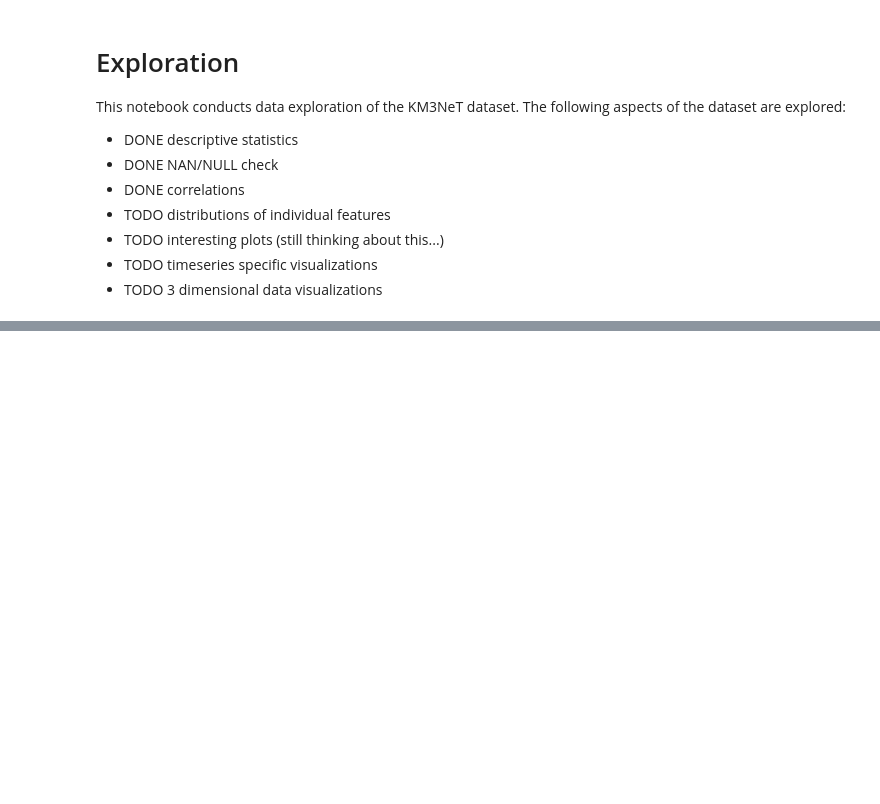
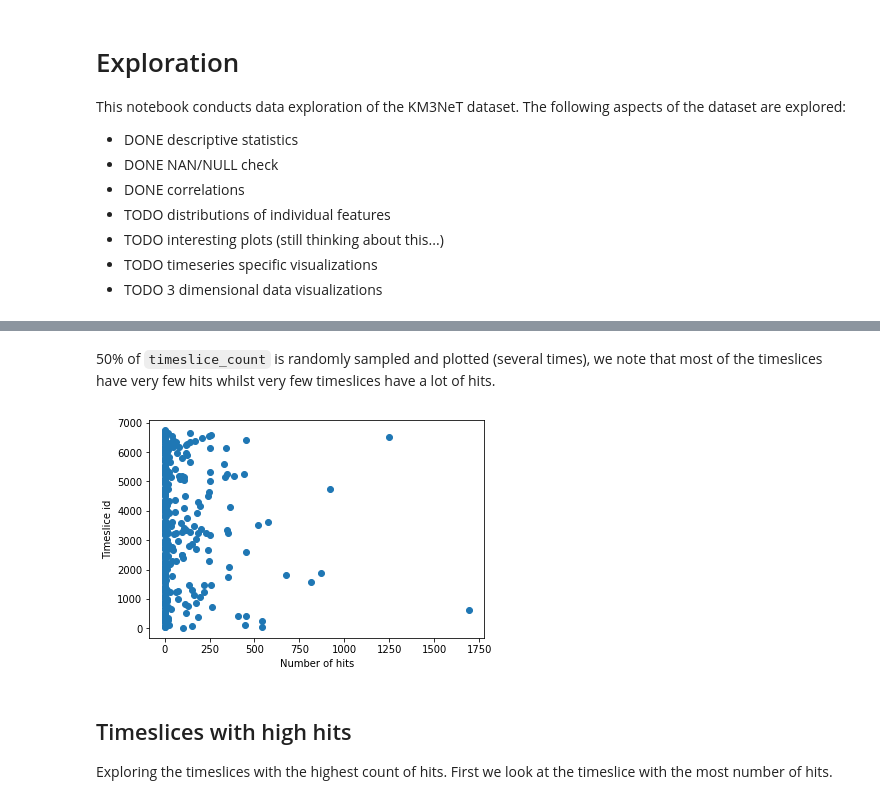
Before and after one commit to arumoy-shome/km3net, a Jupyter notebook: notebooks/exploration.ipynb, the cells around one changed output, grey strips where cells are left out. Cells and saved outputs as stored; diff of their text form; code cells hidden in the pictures; blank space fills up the shorter version.

```diff
--- a/notebooks/exploration.ipynb
+++ b/notebooks/exploration.ipynb
@@ -103,0 +92,3 @@ data[['pos_x', 'pos_y', 'pos_z']].plot()
+# %%
+timeslice_count = data.groupby('timeslice', as_index=False).count()
+timeslice_count
@@ -103,0 +139,13 @@ data[['pos_x', 'pos_y', 'pos_z']].plot()
+# %% [markdown]
+50% of `timeslice_count` is randomly sampled and plotted (several times), we note that most of the timeslices have very few hits whilst very few timeslices have a lot of hits.
+# %%
+df = timeslice_count.sample(frac=0.05)
+plt.scatter(df['event_id'], df['timeslice'])
+plt.ylabel('Timeslice id')
+plt.xlabel('Number of hits')
+plt.savefig('../assets/dist-hits-per-timeslice.png', dpi=200)
+# %% [output]
+[figure, added]
+# %% [markdown]
+## Timeslices with high hits
+Exploring the timeslices with the highest count of hits. First we look at the timeslice with the most number of hits.
```
Also changed, not shown: parts of 38 cells of this notebook, 1 other file.
